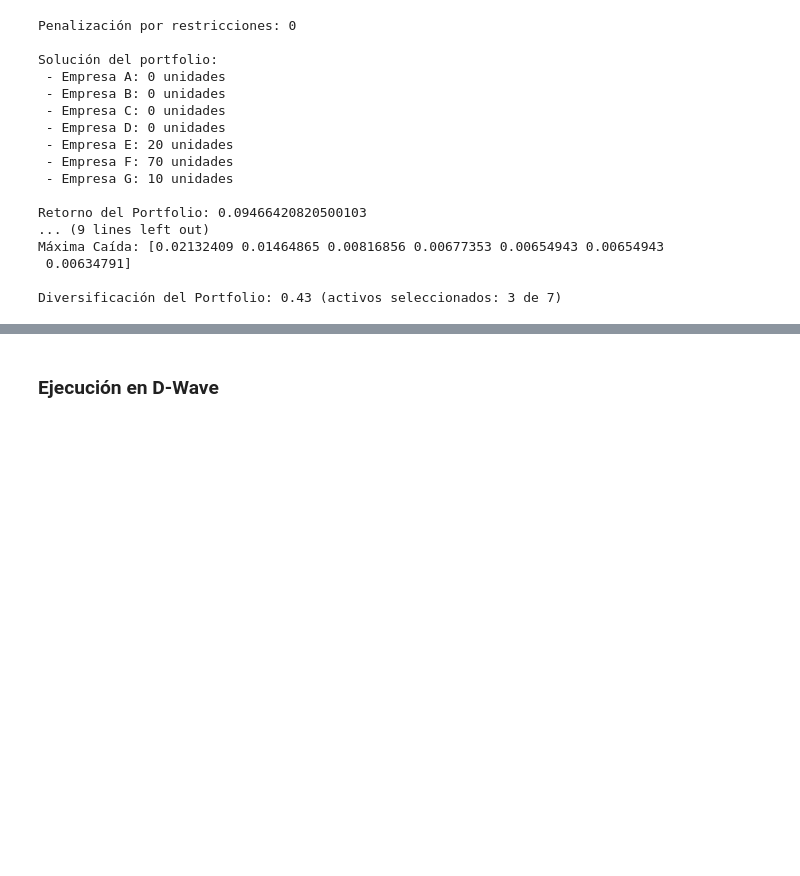
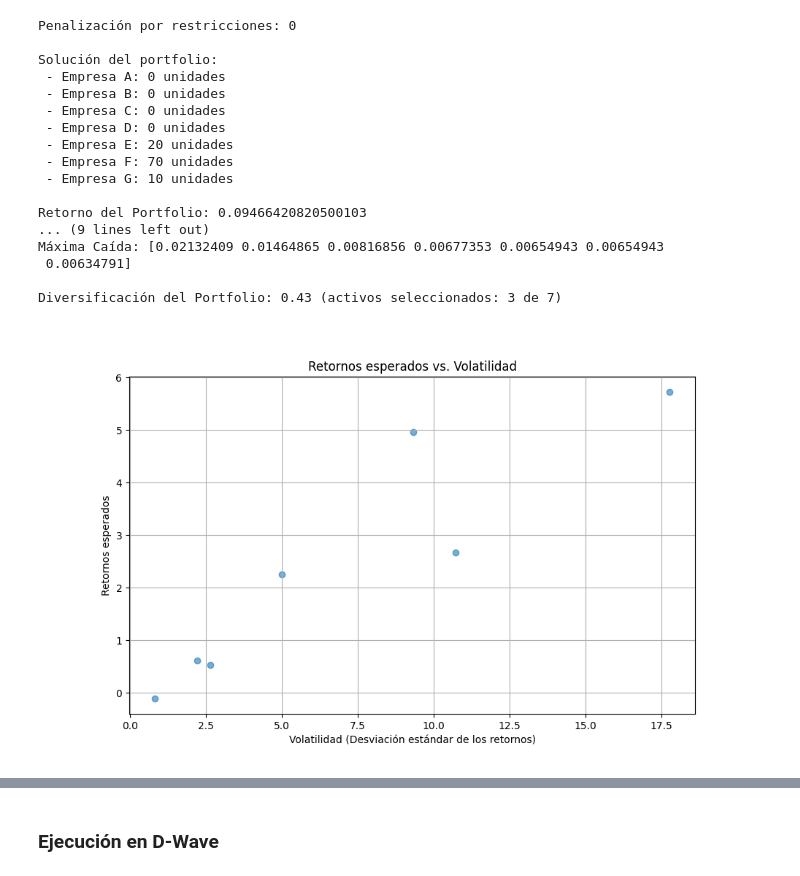
Before and after one commit to Lmmp-02/QUBO-investment-portfolio, a Jupyter notebook: Notebooks/Modelo_QUBO_Mediano.ipynb, the cells around one changed output, grey strips where cells are left out. Drawn from its saved outputs; the diff is of its cells as text; code cells hidden in the pictures; blank space fills up the shorter version.

```diff
--- a/Notebooks/Modelo_QUBO_Mediano.ipynb
+++ b/Notebooks/Modelo_QUBO_Mediano.ipynb
@@ -288,3 +288,19 @@ Máxima Caída: [0.02132409 0.01464865 0.00816856 0.00677353 0.00654943 0.006549
  0.00634791]
 
 Diversificación del Portfolio: 0.43 (activos seleccionados: 3 de 7)
+# %%
+import matplotlib.pyplot as plt
+from google.colab import output
+output.enable_custom_widget_manager()
+
+volatilidades = np.sqrt(np.diag(cov_matrix))
+
+plt.figure(figsize=(10, 6))
+plt.scatter(volatilidades, retornos_esperados, alpha=0.6)
+plt.title('Retornos esperados vs. Volatilidad')
+plt.xlabel('Volatilidad (Desviación estándar de los retornos)')
+plt.ylabel('Retornos esperados')
+plt.grid(True)
+plt.show()
+# %% [output]
+[figure, added]
```
Also changed, not shown: parts of 8 cells of this notebook.
